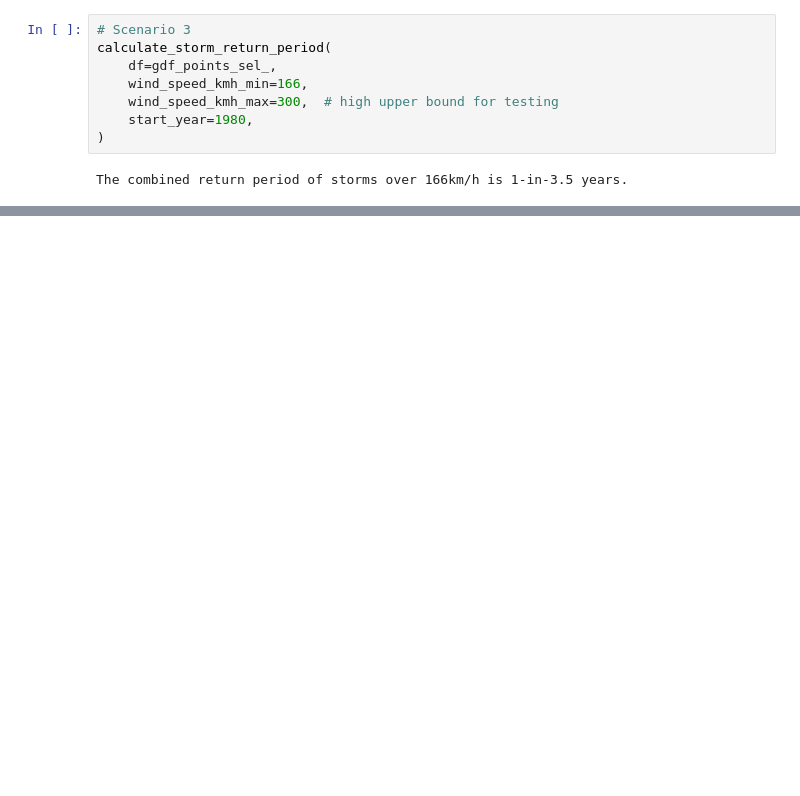
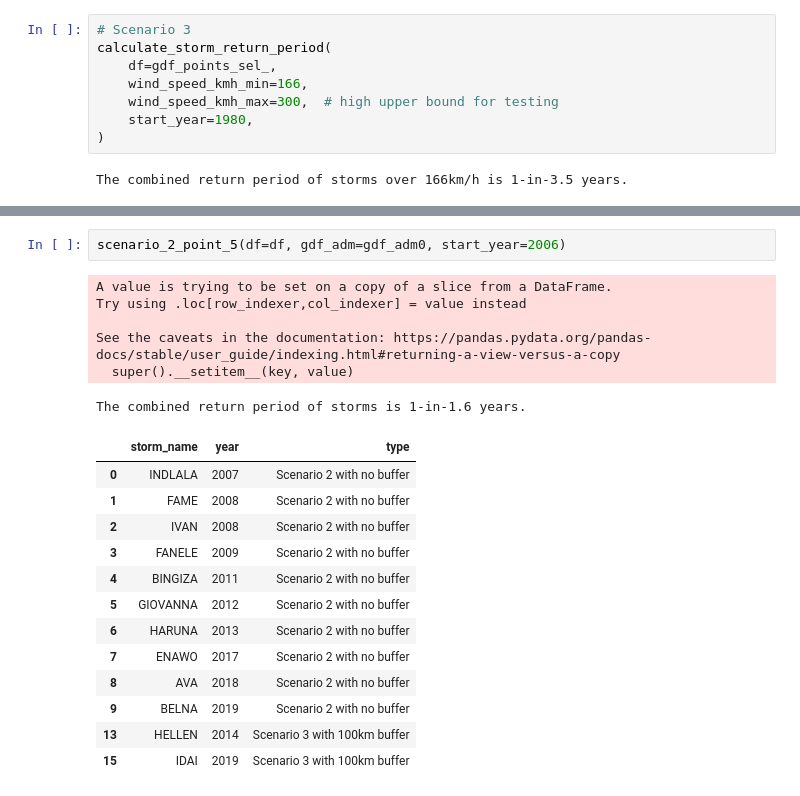
Before and after one commit to OCHA-DAP/ds-aa-mdg-storms, a Jupyter notebook: analysis/01.0_return_period_ibtracs.ipynb, the cells around one changed output, grey strips where cells are left out. Drawn from its saved outputs; the diff is of its cells as text; blank space fills up the shorter version.

```diff
--- a/analysis/01.0_return_period_ibtracs.ipynb
+++ b/analysis/01.0_return_period_ibtracs.ipynb
@@ -379,0 +523,22 @@ storm_data_df
+# %%
+scenario_2_point_5(df=df, gdf_adm=gdf_adm0, start_year=2006)
+# %% [output]
+A value is trying to be set on a copy of a slice from a DataFrame.
+Try using .loc[row_indexer,col_indexer] = value instead
+
+See the caveats in the documentation: https://pandas.pydata.org/pandas-docs/stable/user_guide/indexing.html#returning-a-view-versus-a-copy
+  super().__setitem__(key, value)
+The combined return period of storms is 1-in-1.6 years.
+|  | storm_name | year | type |
+| 0 | INDLALA | 2007 | Scenario 2 with no buffer |
+| 1 | FAME | 2008 | Scenario 2 with no buffer |
+| 2 | IVAN | 2008 | Scenario 2 with no buffer |
+| 3 | FANELE | 2009 | Scenario 2 with no buffer |
+| 4 | BINGIZA | 2011 | Scenario 2 with no buffer |
+| 5 | GIOVANNA | 2012 | Scenario 2 with no buffer |
+| 6 | HARUNA | 2013 | Scenario 2 with no buffer |
+| 7 | ENAWO | 2017 | Scenario 2 with no buffer |
+| 8 | AVA | 2018 | Scenario 2 with no buffer |
+| 9 | BELNA | 2019 | Scenario 2 with no buffer |
+| 13 | HELLEN | 2014 | Scenario 3 with 100km buffer |
+| 15 | IDAI | 2019 | Scenario 3 with 100km buffer |
```
Also changed, not shown: parts of 44 cells of this notebook.
